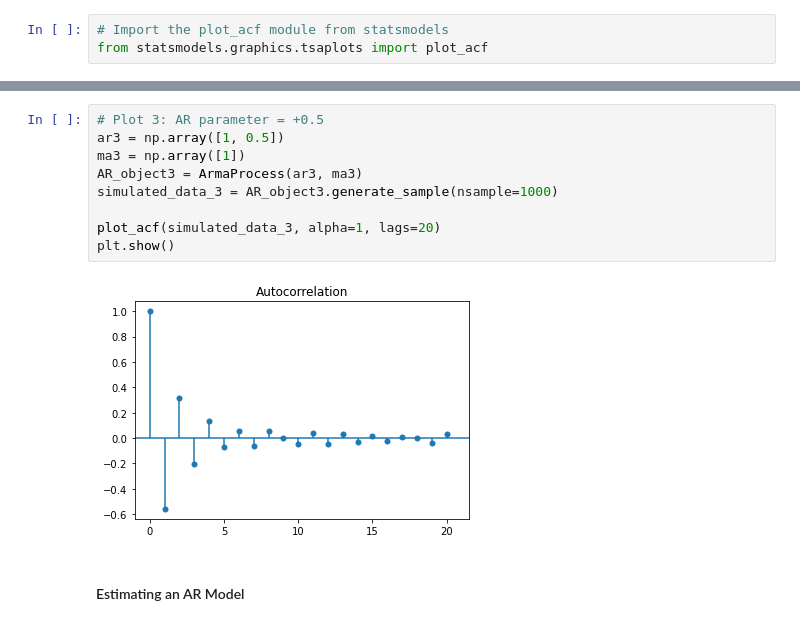
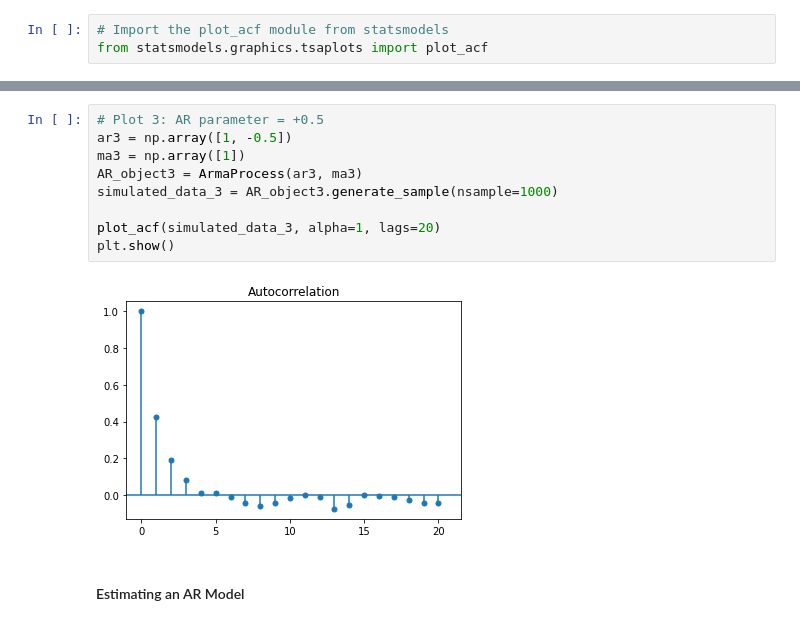
Before and after one commit to wuxianstella/DA_Bootcamp, a Jupyter notebook: time_series/Time_Series_Analysis.ipynb, the cells around one changed output, grey strips where cells are left out. Drawn from its saved outputs; the diff is of its cells as text.

```diff
--- a/time_series/Time_Series_Analysis.ipynb
+++ b/time_series/Time_Series_Analysis.ipynb
@@ -834,14 +882,14 @@ plt.show()
 # %%
 # Plot 3: AR parameter = +0.5
-ar3 = np.array([1, 0.5])
+ar3 = np.array([1, -0.5])
 ma3 = np.array([1])
 AR_object3 = ArmaProcess(ar3, ma3)
 simulated_data_3 = AR_object3.generate_sample(nsample=1000)
 
 plot_acf(simulated_data_3, alpha=1, lags=20)
 plt.show()
 # %% [output]
-[figure, old version]
+[figure, new version]
 # %% [markdown]
 #### Estimating an AR Model
 # %% [markdown]
```
Also changed, not shown: parts of 31 cells of this notebook, 1 other file.
